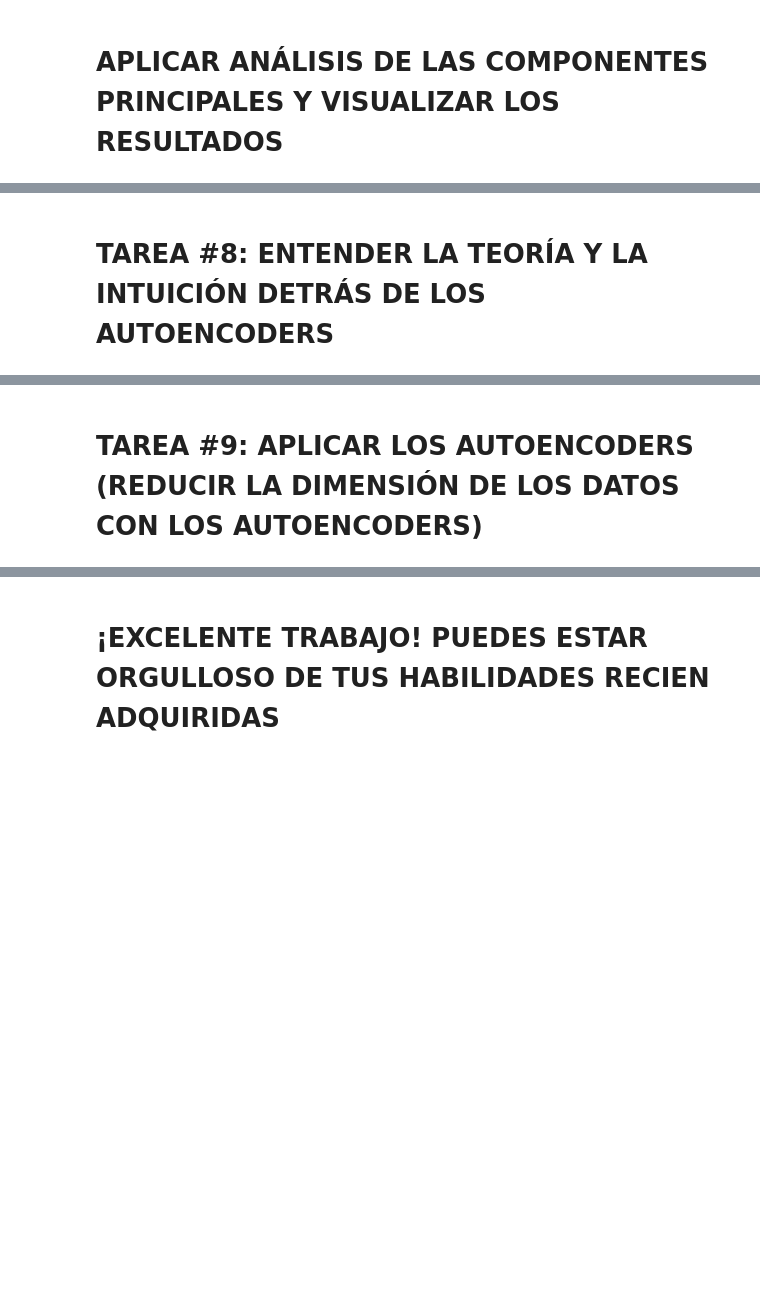
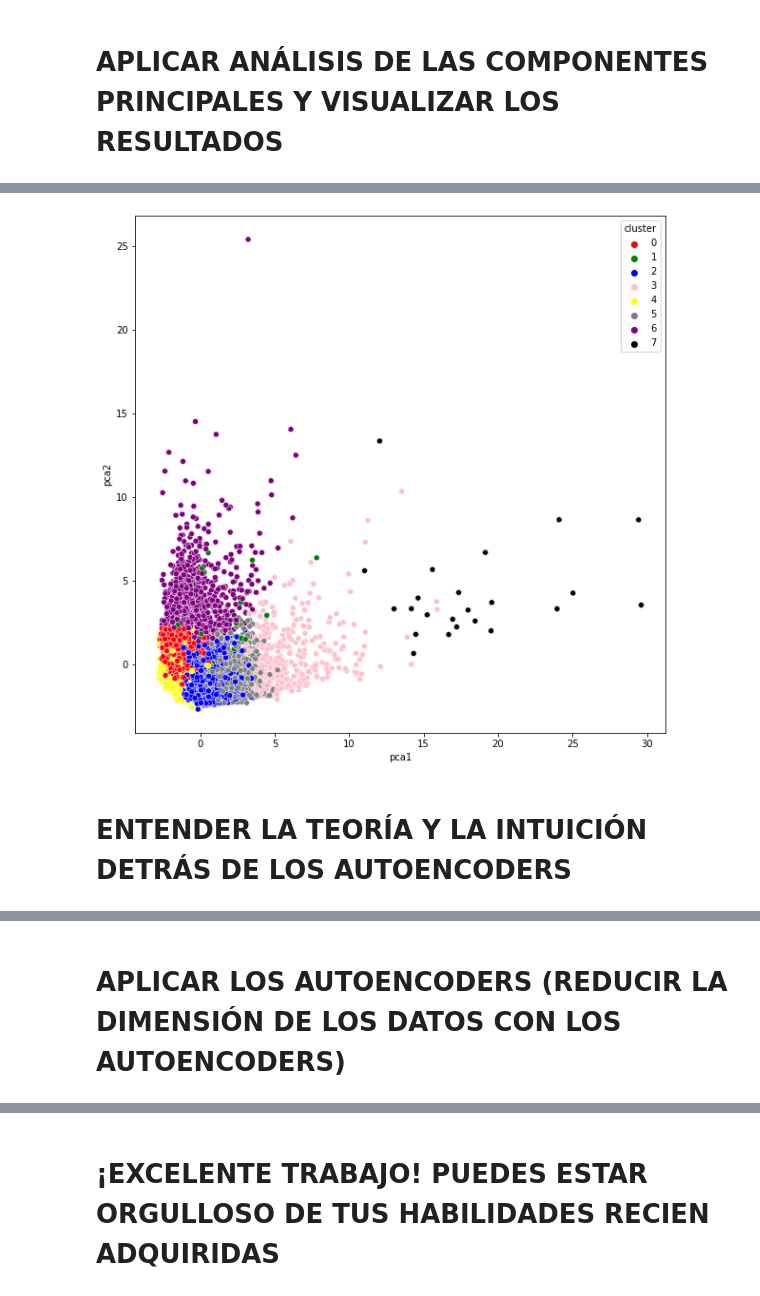
Before and after one commit to sergioarnold87/Practica_Sergio, a Jupyter notebook: 2. Departamento de Marketing/Departamento_de_Marketing.ipynb, the cells around one changed output, grey strips where cells are left out. Saved outputs shown, nothing was run; the diff lists cells and outputs as text; code cells hidden in the pictures; blank space fills up the shorter version.

```diff
--- a/2. Departamento de Marketing/Departamento_de_Marketing.ipynb
+++ b/2. Departamento de Marketing/Departamento_de_Marketing.ipynb
@@ -439,5 +443,12 @@ array([[-1.68222007, -1.07644301],
+# %%
+plt.figure(figsize=(10,10))
+ax = sns.scatterplot(x= "pca1", y = "pca2", hue = "cluster", data = pca_df,
+                    palette = ["red", "green", "blue", "pink", "yellow", "gray", "purple", "black"])
+plt.show()
+# %% [output]
+[figure, added]
 # %% [markdown]
-# TAREA #8: ENTENDER LA TEORÍA Y LA INTUICIÓN DETRÁS DE LOS AUTOENCODERS
+# ENTENDER LA TEORÍA Y LA INTUICIÓN DETRÁS DE LOS AUTOENCODERS
 # %% [markdown]
 ![alt text](https://drive.google.com/uc?id=1kY4Ol3OvDd4IaFdrGXB8s-vAa1bhsT6V)
 # %% [markdown]
@@ -445,4 +456,4 @@ array([[-1.68222007, -1.07644301],
 # %% [markdown]
 ![alt text](https://drive.google.com/uc?id=13sf_hXzpb2_bctB5EF7w-pXDV_72J95_)
 # %% [markdown]
-# TAREA #9: APLICAR LOS AUTOENCODERS (REDUCIR LA DIMENSIÓN DE LOS DATOS CON LOS AUTOENCODERS)
+#  APLICAR LOS AUTOENCODERS (REDUCIR LA DIMENSIÓN DE LOS DATOS CON LOS AUTOENCODERS)
```
Also changed, not shown: parts of 13 cells of this notebook.
